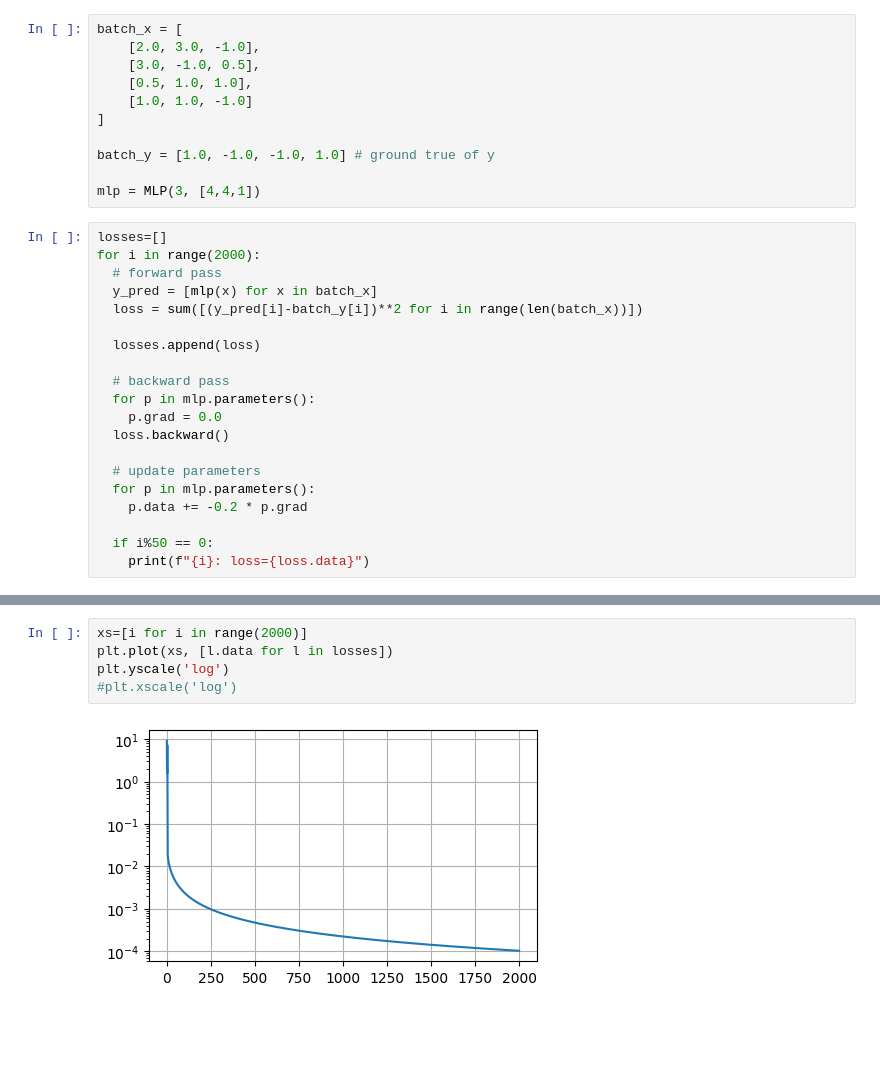
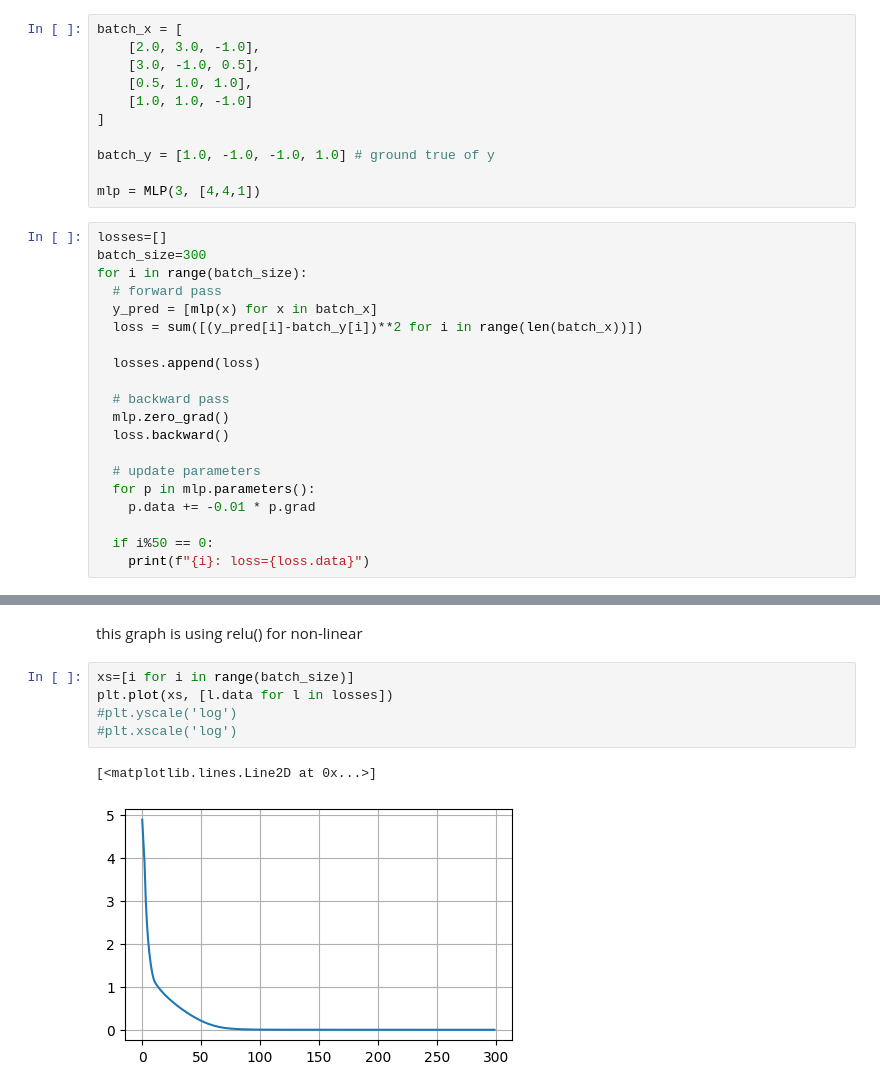
Before and after one commit to romenlaw/NaiveNeuralNetwork, a Jupyter notebook: tests.ipynb, the cells around one changed output, grey strips where cells are left out. Drawn from its saved outputs; the diff is of its cells as text; blank space fills up the shorter version.

```diff
--- a/tests.ipynb
+++ b/tests.ipynb
@@ -298,7 +310,8 @@ batch_y = [1.0, -1.0, -1.0, 1.0] # ground true of y
 mlp = MLP(3, [4,4,1])
 # %%
 losses=[]
-for i in range(2000):
+batch_size=300
+for i in range(batch_size):
   # forward pass
   y_pred = [mlp(x) for x in batch_x]
   loss = sum([(y_pred[i]-batch_y[i])**2 for i in range(len(batch_x))])
@@ -306,13 +319,12 @@ for i in range(2000):
   losses.append(loss)
 
   # backward pass
-  for p in mlp.parameters():
-    p.grad = 0.0
+  mlp.zero_grad()
   loss.backward()
 
   # update parameters
   for p in mlp.parameters():
-    p.data += -0.2 * p.grad
+    p.data += -0.01 * p.grad
 
   if i%50 == 0:
     print(f"{i}: loss={loss.data}")
@@ -344,7 +365,10 @@ y_pred
+# %% [markdown]
+this graph is using relu() for non-linear
 # %%
-xs=[i for i in range(2000)]
+xs=[i for i in range(batch_size)]
 plt.plot(xs, [l.data for l in losses])
-plt.yscale('log')
+#plt.yscale('log')
 #plt.xscale('log')
 # %% [output]
+[<matplotlib.lines.Line2D at 0x...>]
-[figure, old version]
+[figure, new version]
```
Also changed, not shown: parts of 20 cells of this notebook.
